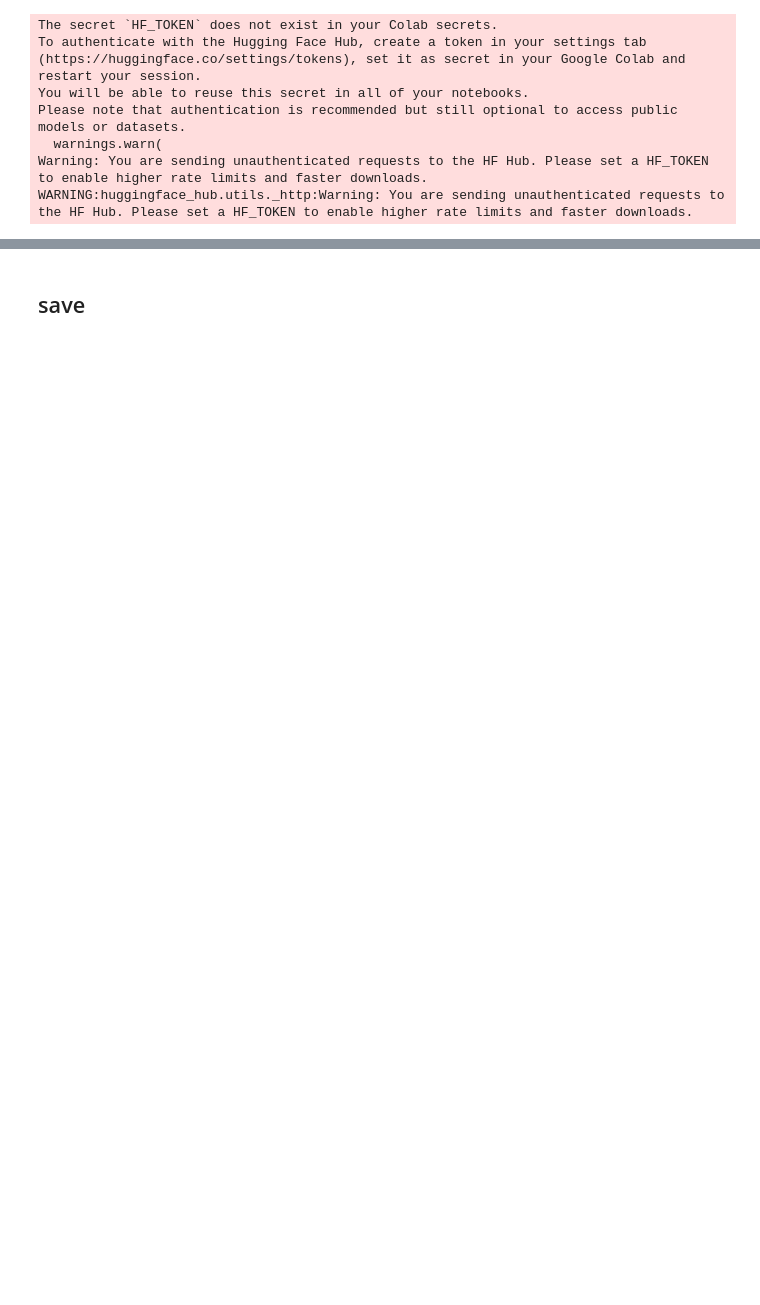
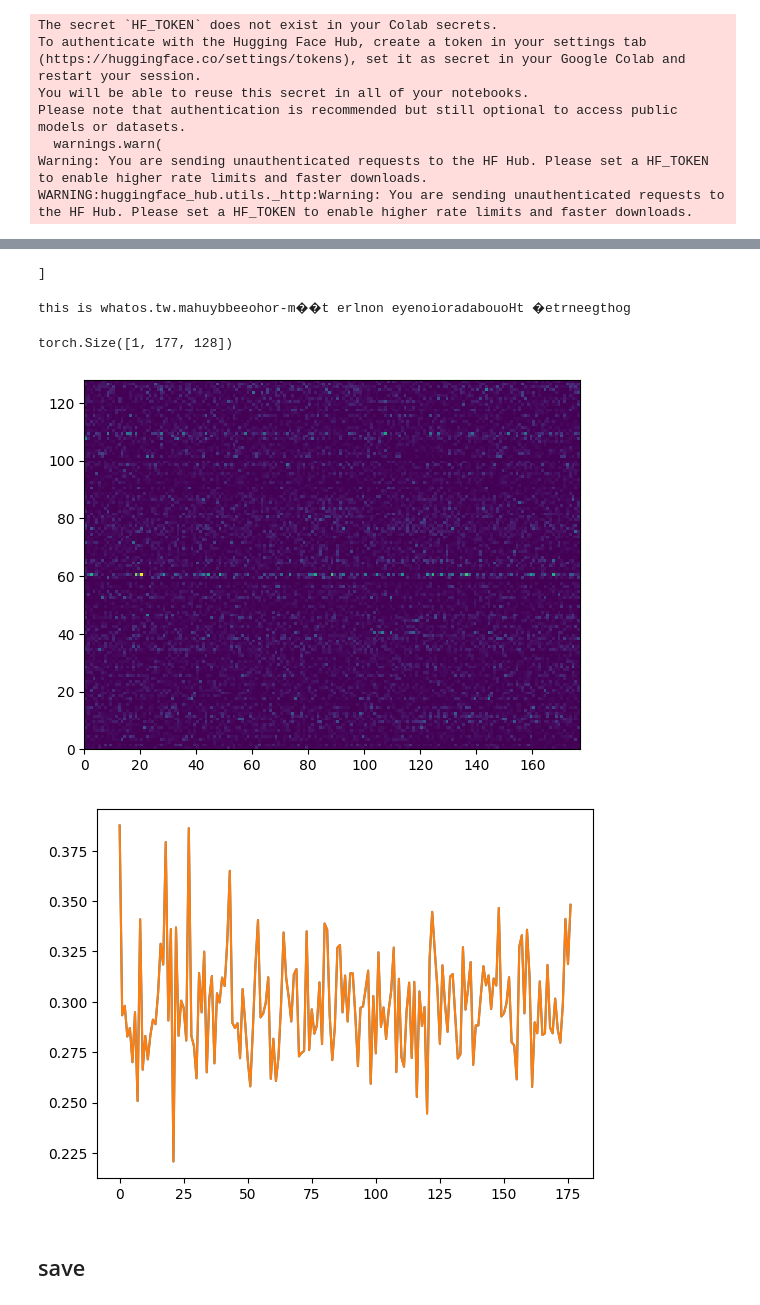
Before and after one commit to eisbetterthanpi/Kalman-Linear-Attention, a Jupyter notebook: kla.ipynb, the cells around one changed output, grey strips where cells are left out. Saved outputs shown, nothing was run; the diff lists cells and outputs as text; code cells hidden in the pictures; blank space fills up the shorter version.

```diff
--- a/kla.ipynb
+++ b/kla.ipynb
@@ -460,7 +469,8 @@ def strain(model, dataloader, optim, scheduler=None): # train function with auto
     for i, x in enumerate(dataloader):
         x, y = x[:,:-1].to(device), x[:,1:].to(device)
         # with torch.autocast(device_type=device, dtype=torch.bfloat16):
-        logits, _ = model(x) #output = [batch size, trg len - 1, output dim]
+        # logits, _ = model(x) #output = [batch size, trg len - 1, output dim]
+        logits, _, _ = model(x) #output = [batch size, trg len - 1, output dim]
         loss = F.cross_entropy(logits.flatten(0,1), y.flatten().to(int)) # [b*t,d], [b*t]
         optim.zero_grad()
         loss.backward()
@@ -481,7 +491,8 @@ def generate(model, context, max_steps=64, temperature=1):
     model.eval()
     hid=None
     for n in range(max_steps):
-        with torch.no_grad(): out, hid = model(x if hid==None else x[:,-1:], hid)
+        # with torch.no_grad(): out, hid = model(x if hid==None else x[:,-1:], hid)
+        with torch.no_grad(): out, hid, y_sig = model(x if hid==None else x[:,-1:], hid)
         # with torch.no_grad(): out, hid = model(x, hid)
         out = out[:,-1] # get logit for last character
         out = F.softmax(out/temperature, dim=-1) # vocab_size to char
@@ -736,0 +554,45 @@ class MultiHeadKLALayer(nn.Module):
+# %%
+def encode(c): return torch.tensor(list(c.encode("utf-8")), dtype=torch.int32, device=device).unsqueeze(0)
+def decode(x): return bytes(x.tolist()).decode("utf-8", errors='replace') # replace ignore
+
+context = '''In complex analysis, Möbius transformations are typically represented by matrices where the determinant $ad - bc = 1$. This is the most "mathematically honest" way to stabilize'''
+x = encode(context)#.to(device)
+model.eval()
+# hid=None
+# for n in range(max_steps):
+#     with torch.no_grad(): out, hid = model(x if hid==None else x[:,-1:], hid)
+#     # with torch.no_grad(): out, hid = model(x, hid)
+#     out = out[:,-1] # get logit for last character
+#     out = F.softmax(out/temperature, dim=-1) # vocab_size to char
+#     ix = torch.multinomial(out, num_samples=1) # rand sample by output distribution
+#     x = torch.cat([x, ix], dim=1)
+out, h, y_sig = model(x)
+out = F.softmax(out/1, dim=-1)#[0] # vocab_size to char
+# print(out.shape)
+out = out[:,-1] # get logit for last character
+x = torch.multinomial(out, num_samples=1) # rand sample by output distribution
+
+completion = decode(x.squeeze(0))
+print(completion)
+# %% [output]
+]
+# %%
+print(generate(model, "this is what"))
+# %% [output]
+this is whatos.tw.mahuybbeeohor-m��t erlnon eyenoioradabouoHt �etrneegthog
+# %%
+# print(ysig.shape) # nlyr[]
+print(ysig[0].shape) # nlyr[1ts]
+# %% [output]
+torch.Size([1, 177, 128])
+# %%
+import matplotlib.pyplot as plt
+ysig = y_sig[0]
+plt.pcolormesh(ysig[0].detach().T)
+plt.show()
+plt.plot(ysig[0].detach().mean(-1))
+plt.plot(ysig[0].detach().mean(-1))
+plt.show()
+# %% [output]
+[figure, added]
+[figure, added]
```
Also changed, not shown: parts of 18 cells of this notebook.
